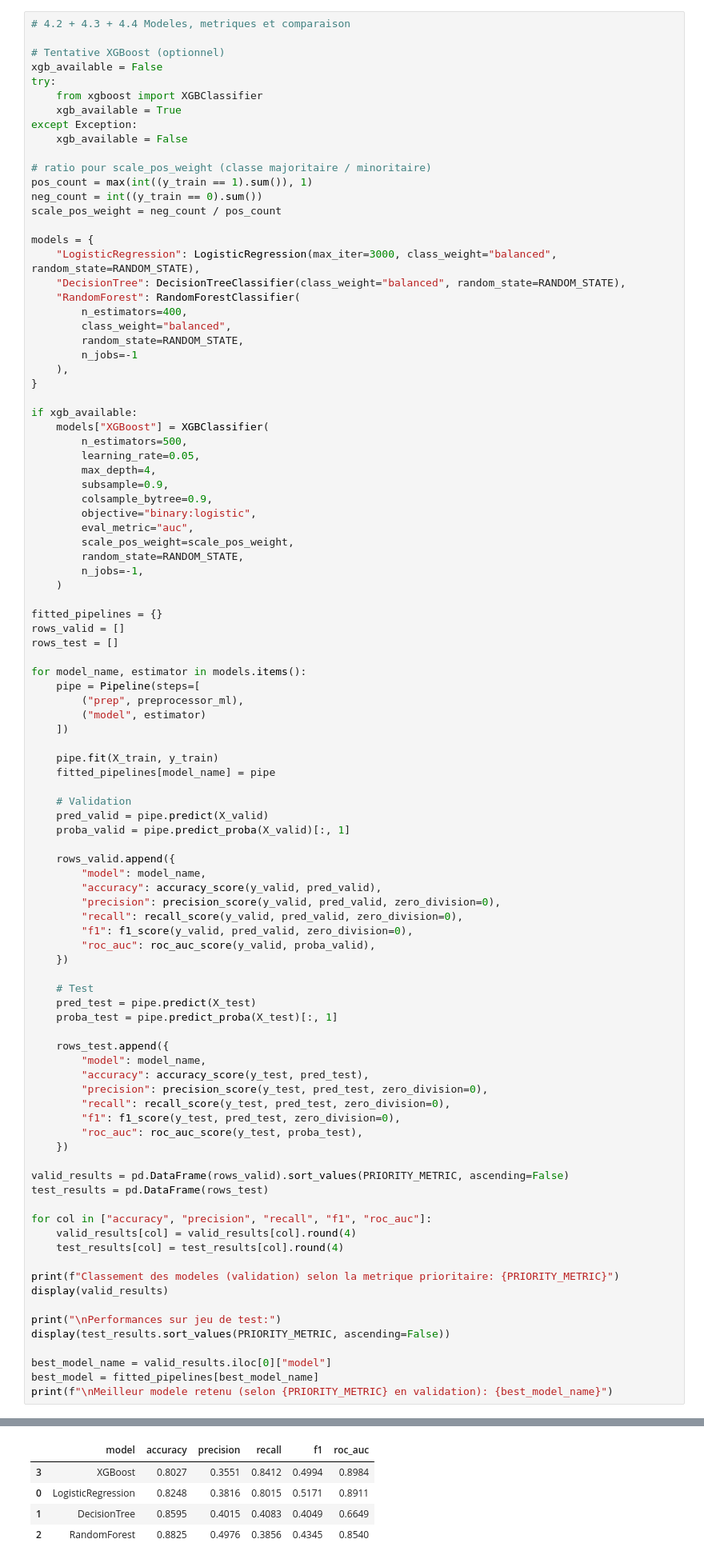
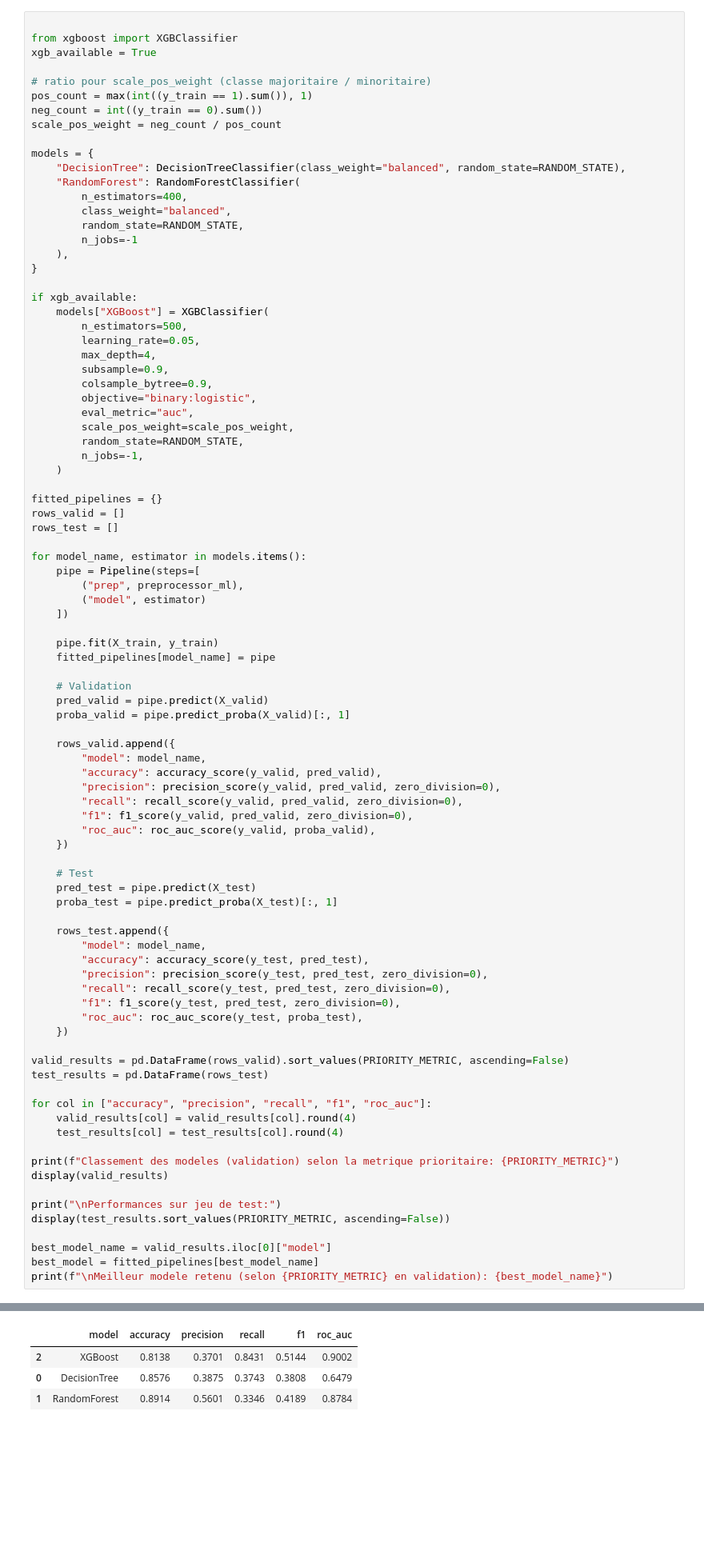
Before and after one commit to Ziwazou/UCI_Bank_Marketing_Analysis, a Jupyter notebook: Main.ipynb, the cells around one changed output, grey strips where cells are left out. Shown at 80% size. Saved outputs shown, nothing was run; the diff lists cells and outputs as text; blank space fills up the shorter version.

```diff
--- a/Main.ipynb
+++ b/Main.ipynb
@@ -601,15 +617,9 @@ Distribution de la cible (desequilibre):
 | 0 | 0 | no | 39922 | 88.3 |
 | 1 | 1 | yes | 5289 | 11.7 |
 # %%
-# 4.2 + 4.3 + 4.4 Modeles, metriques et comparaison
 
-# Tentative XGBoost (optionnel)
-xgb_available = False
-try:
-    from xgboost import XGBClassifier
-    xgb_available = True
-except Exception:
-    xgb_available = False
+from xgboost import XGBClassifier
+xgb_available = True
 
 # ratio pour scale_pos_weight (classe majoritaire / minoritaire)
 pos_count = max(int((y_train == 1).sum()), 1)
@@ -617,7 +627,6 @@ neg_count = int((y_train == 0).sum())
 scale_pos_weight = neg_count / pos_count
 
 models = {
-    "LogisticRegression": LogisticRegression(max_iter=3000, class_weight="balanced", random_state=RANDOM_STATE),
     "DecisionTree": DecisionTreeClassifier(class_weight="balanced", random_state=RANDOM_STATE),
     "RandomForest": RandomForestClassifier(
         n_estimators=400,
@@ -672,36 +681,35 @@ for model_name, estimator in models.items():
     proba_test = pipe.predict_proba(X_test)[:, 1]
 
     rows_test.append({
         "model": model_name,
         "accuracy": accuracy_score(y_test, pred_test),
         "precision": precision_score(y_test, pred_test, zero_division=0),
         "recall": recall_score(y_test, pred_test, zero_division=0),
         "f1": f1_score(y_test, pred_test, zero_division=0),
         "roc_auc": roc_auc_score(y_test, proba_test),
     })
 
 valid_results = pd.DataFrame(rows_valid).sort_values(PRIORITY_METRIC, ascending=False)
 test_results = pd.DataFrame(rows_test)
 
 for col in ["accuracy", "precision", "recall", "f1", "roc_auc"]:
     valid_results[col] = valid_results[col].round(4)
     test_results[col] = test_results[col].round(4)
 
 print(f"Classement des modeles (validation) selon la metrique prioritaire: {PRIORITY_METRIC}")
 display(valid_results)
 
 print("\nPerformances sur jeu de test:")
 display(test_results.sort_values(PRIORITY_METRIC, ascending=False))
 
 best_model_name = valid_results.iloc[0]["model"]
 best_model = fitted_pipelines[best_model_name]
 print(f"\nMeilleur modele retenu (selon {PRIORITY_METRIC} en validation): {best_model_name}")
 # %% [output]
 Classement des modeles (validation) selon la metrique prioritaire: recall
 |  | model | accuracy | precision | recall | f1 | roc_auc |
-| 3 | XGBoost | 0.8027 | 0.3551 | 0.8412 | 0.4994 | 0.8984 |
-| 0 | LogisticRegression | 0.8248 | 0.3816 | 0.8015 | 0.5171 | 0.8911 |
-| 1 | DecisionTree | 0.8595 | 0.4015 | 0.4083 | 0.4049 | 0.6649 |
-| 2 | RandomForest | 0.8825 | 0.4976 | 0.3856 | 0.4345 | 0.8540 |
+| 2 | XGBoost | 0.8138 | 0.3701 | 0.8431 | 0.5144 | 0.9002 |
+| 0 | DecisionTree | 0.8576 | 0.3875 | 0.3743 | 0.3808 | 0.6479 |
+| 1 | RandomForest | 0.8914 | 0.5601 | 0.3346 | 0.4189 | 0.8784 |
 Performances sur jeu de test:
 |  | model | accuracy | precision | recall | f1 | roc_auc |
```
Also changed, not shown: parts of 7 cells of this notebook, 2 other files.
